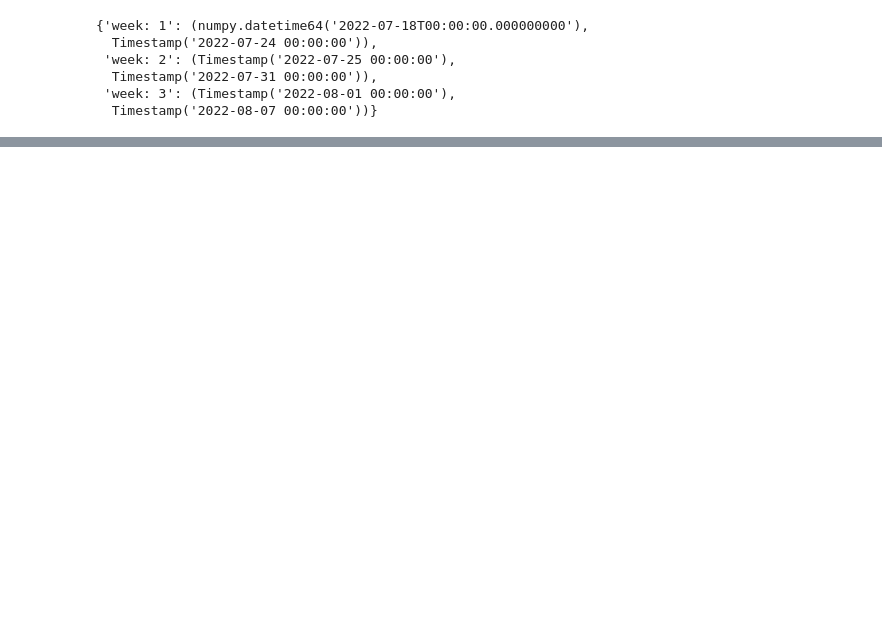
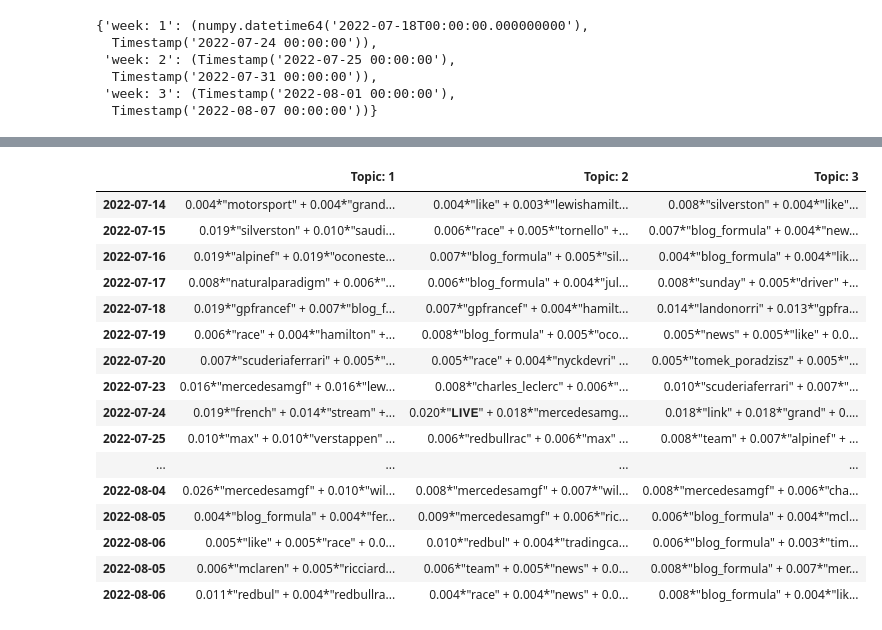
Before and after one commit to Rivow/F1_twitter_analysis, a Jupyter notebook: Unsupervised_nlp.ipynb, the cells around one changed output, grey strips where cells are left out. Saved outputs shown, nothing was run; the diff lists cells and outputs as text; code cells hidden in the pictures; blank space fills up the shorter version.

Commit message:
Topics
Added Topics per day

```diff
--- a/Unsupervised_nlp.ipynb
+++ b/Unsupervised_nlp.ipynb
@@ -147,0 +123,36 @@ week_topics
+# %%
+from gensim import corpora, models
+from tqdm import tqdm
+day_topics = {}
+
+for day in tqdm(df.date.unique()):
+    just_day = str(day).split('T')[0]
+    if just_day not in list(df_days.index[:-2]):
+        topics_per_day = {}
+        day_df = df[df.date == day]
+        processed = day_df['tweet'].map(preprocess)
+        dictionary = gensim.corpora.Dictionary(processed)
+
+        # filter words that abear in less than 20% off tweets and keep all popular words
+        dictionary.filter_extremes(no_below=0.2, no_above=0.45, keep_n=100000)
+
+        # Create a Bag-of-Words model fot every tweet
+        bow_corpus = [dictionary.doc2bow(tweet) for tweet in processed]
+
+        # creating a TF_IDF model
+        tfidf = models.TfidfModel(bow_corpus)
+
+        # Apply transformation to the entire corpus call
+        corpus_tfidf = tfidf[bow_corpus]
+
+        # LDA modeling
+        lda_model = gensim.models.LdaMulticore(corpus_tfidf,
+                                             num_topics=3,
+                                             id2word=dictionary,
+                                             passes=2)
+
+
+        for idx, topic in lda_model.print_topics(-1):
+            topics_per_day[idx] = topic
+
+        day_topics[just_day] = topics_per_day
@@ -147,0 +186,26 @@ week_topics
+# %%
+day_df = pd.DataFrame.from_dict(day_topics)
+day_df = day_df.transpose()
+topics=[f'Topic: {n}' for n in range(1, len(day_df.columns)+1)]
+day_df.columns = topics
+day_df = pd.concat([df_days, day_df])
+# %%
+day_df
+# %% [output]
+|  | Topic: 1 | Topic: 2 | Topic: 3 |
+| 2022-07-14 | 0.004*"motorsport" + 0.004*"grand... | 0.004*"like" + 0.003*"lewishamilt... | 0.008*"silverston" + 0.004*"like"... |
+| 2022-07-15 | 0.019*"silverston" + 0.010*"saudi... | 0.006*"race" + 0.005*"tornello" +... | 0.007*"blog_formula" + 0.004*"new... |
+| 2022-07-16 | 0.019*"alpinef" + 0.019*"oconeste... | 0.007*"blog_formula" + 0.005*"sil... | 0.004*"blog_formula" + 0.004*"lik... |
+| 2022-07-17 | 0.008*"naturalparadigm" + 0.006*"... | 0.006*"blog_formula" + 0.004*"jul... | 0.008*"sunday" + 0.005*"driver" +... |
+| 2022-07-18 | 0.019*"gpfrancef" + 0.007*"blog_f... | 0.007*"gpfrancef" + 0.004*"hamilt... | 0.014*"landonorri" + 0.013*"gpfra... |
+| 2022-07-19 | 0.006*"race" + 0.004*"hamilton" +... | 0.008*"blog_formula" + 0.005*"oco... | 0.005*"news" + 0.005*"like" + 0.0... |
+| 2022-07-20 | 0.007*"scuderiaferrari" + 0.005*"... | 0.005*"race" + 0.004*"nyckdevri" ... | 0.005*"tomek_poradzisz" + 0.005*"... |
+| 2022-07-23 | 0.016*"mercedesamgf" + 0.016*"lew... | 0.008*"charles_leclerc" + 0.006*"... | 0.010*"scuderiaferrari" + 0.007*"... |
+| 2022-07-24 | 0.019*"french" + 0.014*"stream" +... | 0.020*"𝐋𝐈𝐕𝐄" + 0.018*"mercedesamg... | 0.018*"link" + 0.018*"grand" + 0.... |
+| 2022-07-25 | 0.010*"max" + 0.010*"verstappen" ... | 0.006*"redbullrac" + 0.006*"max" ... | 0.008*"team" + 0.007*"alpinef" + ... |
+| ... | ... | ... | ... |
+| 2022-08-04 | 0.026*"mercedesamgf" + 0.010*"wil... | 0.008*"mercedesamgf" + 0.007*"wil... | 0.008*"mercedesamgf" + 0.006*"cha... |
+| 2022-08-05 | 0.004*"blog_formula" + 0.004*"fer... | 0.009*"mercedesamgf" + 0.006*"ric... | 0.006*"blog_formula" + 0.004*"mcl... |
+| 2022-08-06 | 0.005*"like" + 0.005*"race" + 0.0... | 0.010*"redbul" + 0.004*"tradingca... | 0.006*"blog_formula" + 0.003*"tim... |
+| 2022-08-05 | 0.006*"mclaren" + 0.005*"ricciard... | 0.006*"team" + 0.005*"news" + 0.0... | 0.008*"blog_formula" + 0.007*"mer... |
+| 2022-08-06 | 0.011*"redbul" + 0.004*"redbullra... | 0.004*"race" + 0.004*"news" + 0.0... | 0.008*"blog_formula" + 0.004*"lik... |
```
Also changed, not shown: parts of 18 cells of this notebook, 1 other file.
